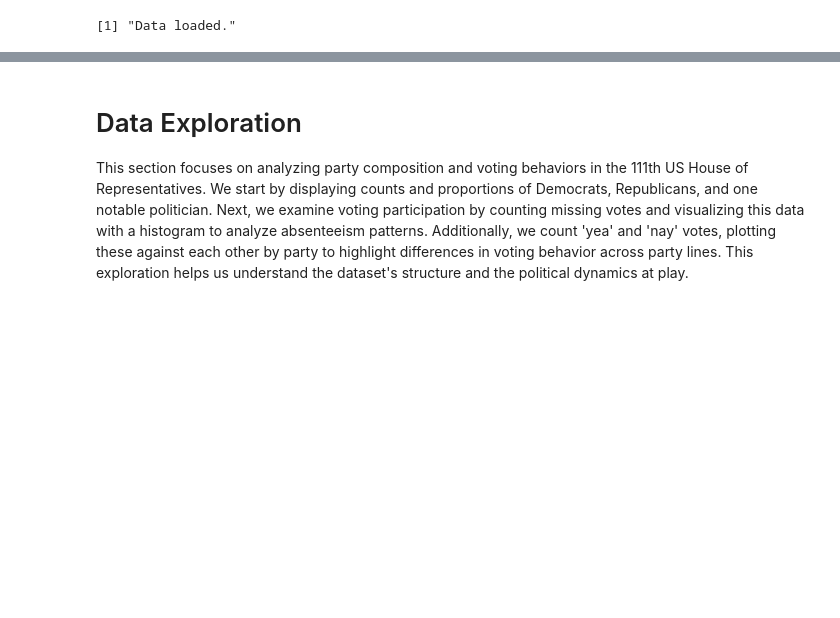
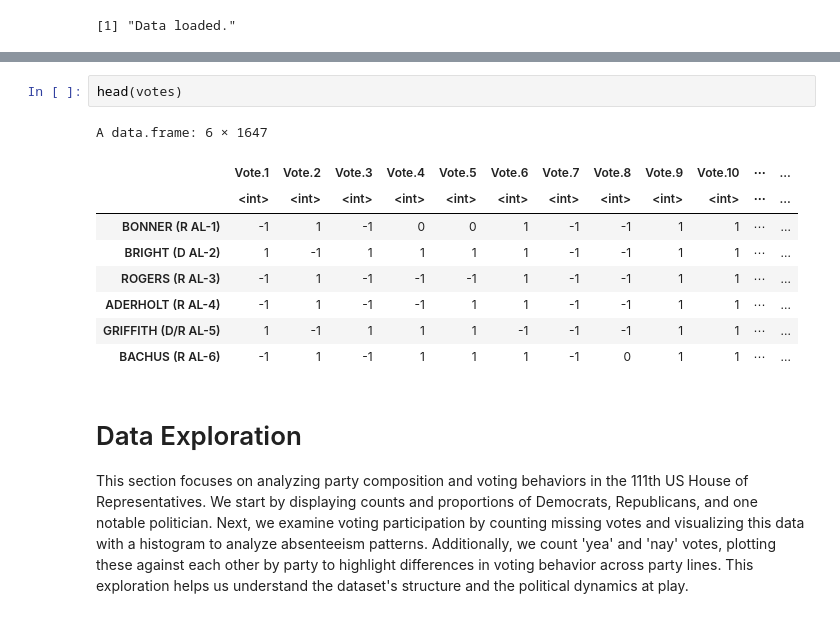
Before and after one commit to AStrittmatter/M02-Machine-Learning, a Jupyter notebook: class_tutorial/class_tutorial_4.ipynb, the cells around one changed output, grey strips where cells are left out. Saved outputs shown, nothing was run; the diff lists cells and outputs as text; blank space fills up the shorter version.

```diff
--- a/class_tutorial/class_tutorial_4.ipynb
+++ b/class_tutorial/class_tutorial_4.ipynb
@@ -21,3 +33,15 @@ print('Data loaded.')
+# %%
+head(votes)
+# %% [output]
+A data.frame: 6 × 1647
+|  | Vote.1 | Vote.2 | Vote.3 | Vote.4 | Vote.5 | Vote.6 | Vote.7 | Vote.8 | Vote.9 | Vote.10 | ⋯ | ... |
+|  | <int> | <int> | <int> | <int> | <int> | <int> | <int> | <int> | <int> | <int> | ⋯ | ... |
+| BONNER (R AL-1) | -1 | 1 | -1 | 0 | 0 | 1 | -1 | -1 | 1 | 1 | ⋯ | ... |
+| BRIGHT (D AL-2) | 1 | -1 | 1 | 1 | 1 | 1 | -1 | -1 | 1 | 1 | ⋯ | ... |
+| ROGERS (R AL-3) | -1 | 1 | -1 | -1 | -1 | 1 | -1 | -1 | 1 | 1 | ⋯ | ... |
+| ADERHOLT (R AL-4) | -1 | 1 | -1 | -1 | 1 | 1 | -1 | -1 | 1 | 1 | ⋯ | ... |
+| GRIFFITH (D/R AL-5) | 1 | -1 | 1 | 1 | 1 | -1 | -1 | -1 | 1 | 1 | ⋯ | ... |
+| BACHUS (R AL-6) | -1 | 1 | -1 | 1 | 1 | 1 | -1 | 0 | 1 | 1 | ⋯ | ... |
 # %% [markdown]
 # Data Exploration
 
```
Also changed, not shown: parts of 9 cells of this notebook, 1 other file.
